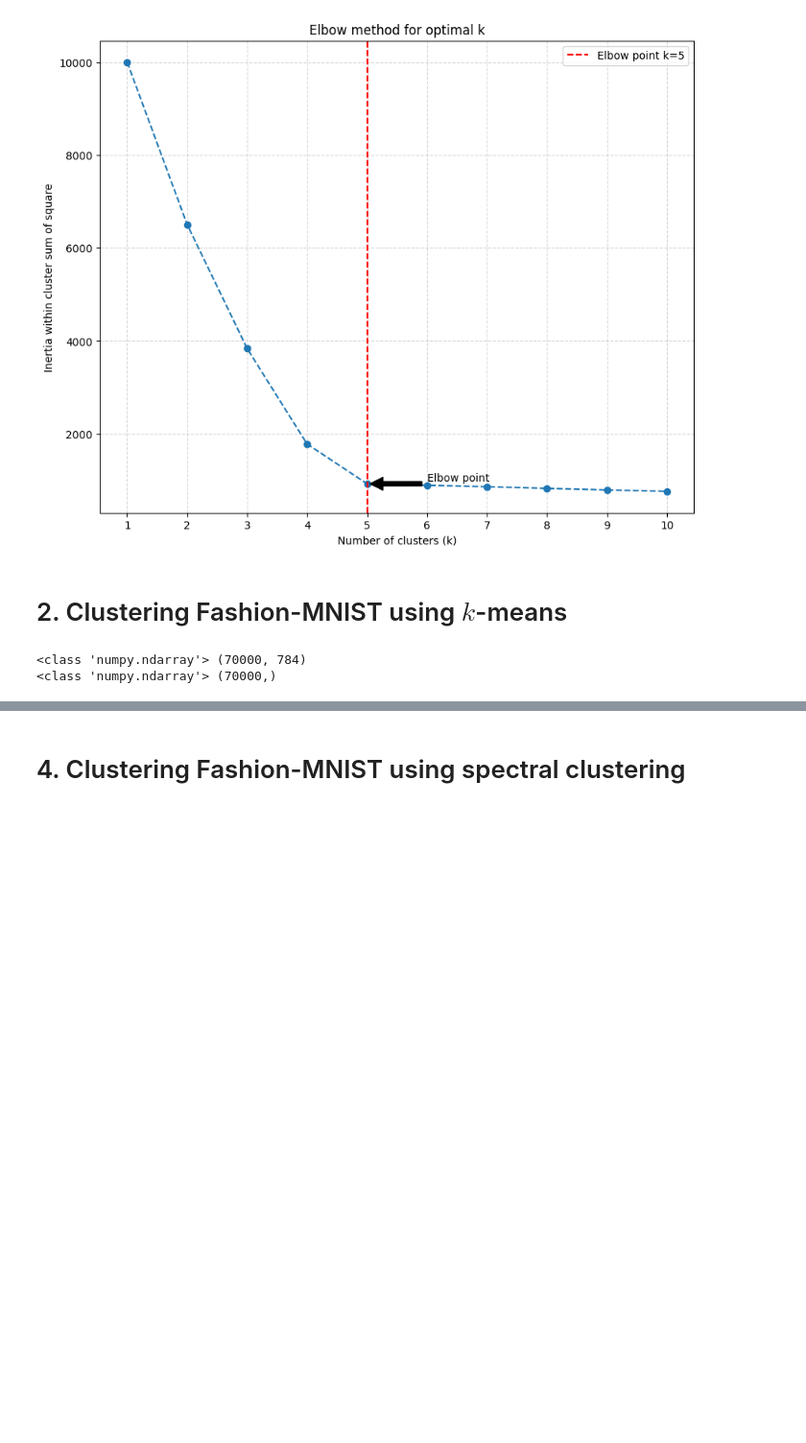
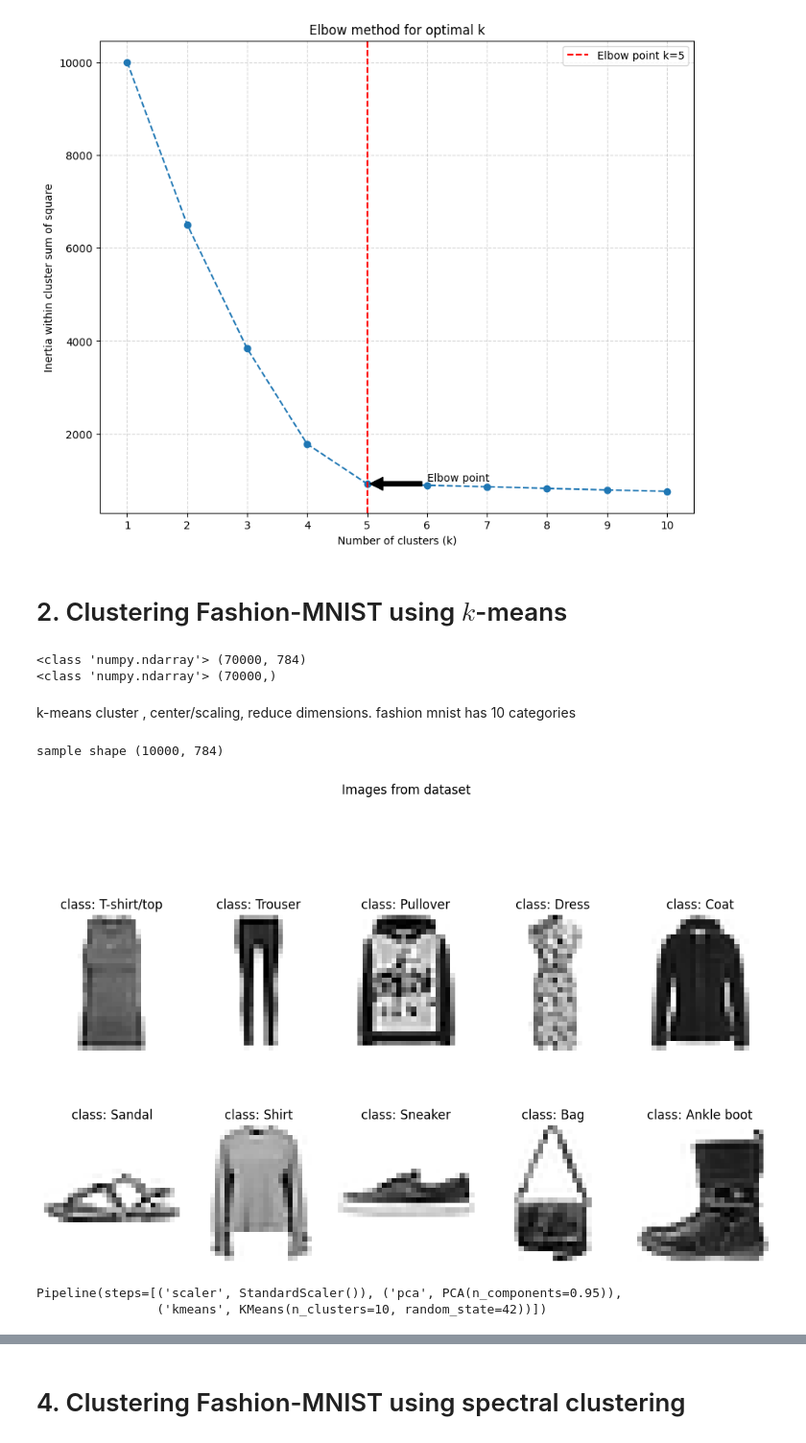
Before and after one commit to deskk/MIS_project2, a Jupyter notebook: project2.ipynb, the cells around one changed output, grey strips where cells are left out. Shown: that part at 96% size. Cells and saved outputs as stored; diff of their text form; code cells hidden in the pictures; blank space fills up the shorter version.

```diff
--- a/project2.ipynb
+++ b/project2.ipynb
@@ -149,0 +148,46 @@ print(type(y),y.shape)
+# %% [markdown]
+k-means cluster , center/scaling, reduce dimensions. fashion mnist has 10 categories
+# %%
+np.random.seed(42)
+sample_size = 10000
+random_indices = np.random.choice(X.shape[0], sample_size, replace=False)
+X_sample = X[random_indices]
+y_sample = y[random_indices]
+
+print('sample shape', X_sample.shape)
+# %% [output]
+sample shape (10000, 784)
+# %%
+import matplotlib.pyplot as plt
+
+class_names = ['T-shirt/top', 'Trouser', 'Pullover', 'Dress', 'Coat', 'Sandal', 'Shirt', 'Sneaker', 'Bag', 'Ankle boot']
+plt.figure(figsize=(10,8))
+plt.suptitle('Images from dataset')
+for i in range(10):
+  ax = plt.subplot(2, 5, i+1)
+  img_idx = np.where(y_sample == i)[0][0]
+  plt.imshow(X_sample[img_idx].reshape(28, 28), cmap='binary')
+
+  plt.title(f"class: {class_names[i]}")
+  plt.axis('off')
+plt.tight_layout(rect=[0, 0.03, 1, 0.95])
+# %% [output]
+[figure, added]
+# %%
+# reduce 28x28 dimensions for k-means clustering
+
+from sklearn.pipeline import Pipeline
+from sklearn.preprocessing import StandardScaler
+from sklearn.cluster import KMeans
+from sklearn.decomposition import PCA
+
+pipeline = Pipeline([
+    ('scaler', StandardScaler()),
+    ('pca', PCA(n_components=0.95)),
+    ('kmeans', KMeans(n_clusters=10, random_state=42))
+])
+
+pipeline.fit(X_sample)
+# %% [output]
+Pipeline(steps=[('scaler', StandardScaler()), ('pca', PCA(n_components=0.95)),
+                ('kmeans', KMeans(n_clusters=10, random_state=42))])
```
Also changed, not shown: parts of 5 cells of this notebook.
